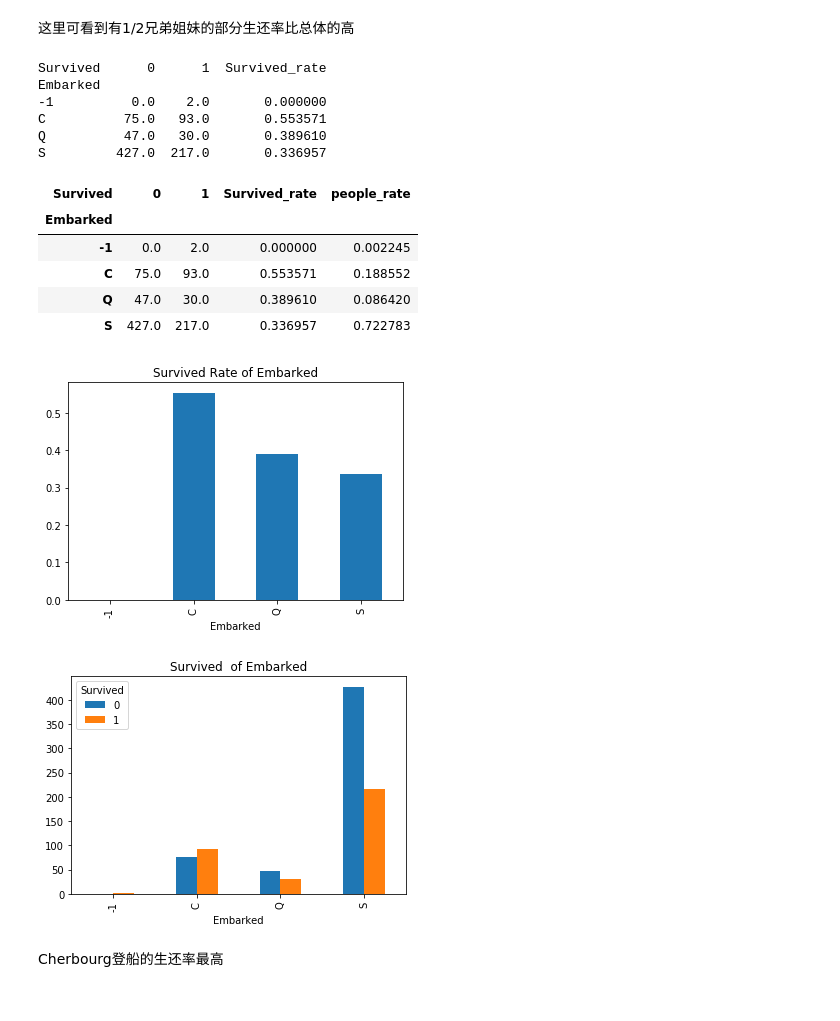
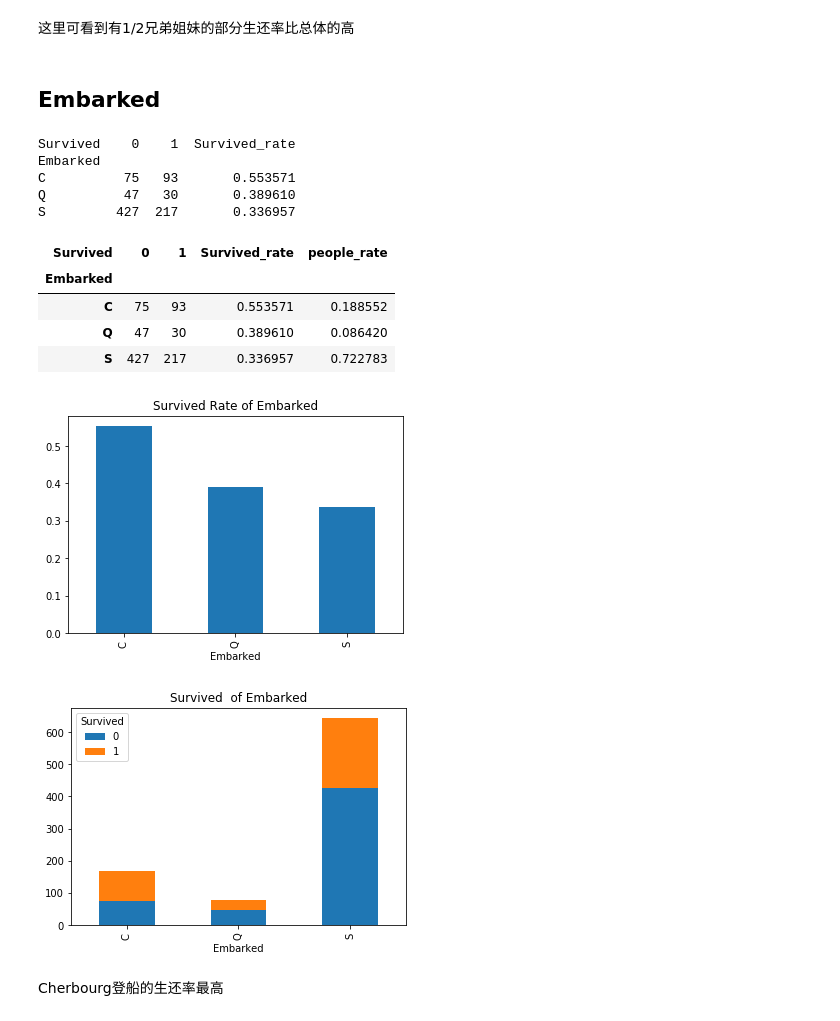
Before and after one commit to huangyaofu2/udatacity_data_exploration, a Jupyter notebook: data_exploration.ipynb, the cells around one changed output. Saved outputs shown, nothing was run; the diff lists cells and outputs as text; code cells hidden in the pictures.

```diff
--- a/data_exploration.ipynb
+++ b/data_exploration.ipynb
@@ -68,7 +79,12 @@ max      1.000000    3.000000   80.000000    8.000000    6.000000  512.329200
 # %%
-df=df.drop('Cabin' ,axis=1)
-df=df.fillna(-1)
-print df.info()
-print '==============================='
-df.head(10)
+# df=df.drop('Cabin' ,axis=1)
+# df=df.fillna(-1)
+embarked_df=df.loc[:,['Embarked','Survived']].dropna()
+avg_age=df.mean()['Age']
+print avg_age
+age_df=df.fillna(avg_age)
+print age_df.info()
+print '='*50
+print 'age_df:'
+age_df.head(10)
 # %% [output]
@@ -200,4 +197,0 @@ def survived_rate_by(df,col_name):
-# %%
-for i in discrete_cols:
-    df2=survived_rate_by(df,i)
-    df2.plot(kind='bar',title='survived/unsurvived num of %s' % (i,))
@@ -268,6 +254,11 @@ Pclass代表经济地位（1的经济地位最高）
 # %% [markdown]
 ### 计算各个离散变量对应的生还率
 # %%
+def survived_rate_by(df,col_name):
+    t=df.groupby(by=[col_name,'Survived']).sum()['extra_col']
+    df1=pd.DataFrame(t)
+    df2=df1.unstack()
+    return df2
 #获取生还率
 def get_Survived_rate(df,col_name):
     df2=pd.DataFrame(survived_rate_by(df,col_name))
@@ -275,11 +266,13 @@ def get_Survived_rate(df,col_name):
     df2['Survived_rate']=df2[1]/(df2[0]+df2[1])
     df2=df2.fillna(0)
     return df2
-def  showplot(df,col_name):
+def  showplot(df,col_name,kind='bar'):
     df2=get_Survived_rate(df,col_name)
     print df2
+    #生还率
     df2.Survived_rate.plot(kind='bar' ,title='Survived Rate of %s' % (col_name,))
-    df2.drop('Survived_rate',axis=1).plot(kind='bar' ,title='Survived  of %s' % (col_name,))
+    #改用堆叠图
+    df.groupby([col_name,'Survived'])['Survived'].count().unstack().plot(kind='bar',stacked='True',title='Survived  of %s' % (col_name,))
 
 #隔分类与总人数占比
 all_count=df.count()['Pclass']
@@ -366,23 +359,24 @@ SibSp
 # %% [markdown]
 这里可看到有1/2兄弟姐妹的部分生还率比总体的高
+# %% [markdown]
+## Embarked
 # %%
-showplot(df,'Embarked')
+embarked_df['extra_col']=1
+showplot(embarked_df,'Embarked')
 count_rate(get_Survived_rate(df,'Embarked'))
 # %% [output]
-Survived      0      1  Survived_rate
+Survived    0    1  Survived_rate
 Embarked
--1          0.0    2.0       0.000000
-C          75.0   93.0       0.553571
-Q          47.0   30.0       0.389610
-S         427.0  217.0       0.336957
+C          75   93       0.553571
+Q          47   30       0.389610
+S         427  217       0.336957
 | Survived | 0 | 1 | Survived_rate | people_rate |
 | Embarked |  |  |  |  |
-| -1 | 0.0 | 2.0 | 0.000000 | 0.002245 |
-| C | 75.0 | 93.0 | 0.553571 | 0.188552 |
-| Q | 47.0 | 30.0 | 0.389610 | 0.086420 |
-| S | 427.0 | 217.0 | 0.336957 | 0.722783 |
+| C | 75 | 93 | 0.553571 | 0.188552 |
+| Q | 47 | 30 | 0.389610 | 0.086420 |
+| S | 427 | 217 | 0.336957 | 0.722783 |
-[figure, old version]
+[figure, new version]
-[figure, old version]
+[figure, new version]
 # %% [markdown]
 Cherbourg登船的生还率最高
 # %% [markdown]
```
Also changed, not shown: parts of 43 cells of this notebook, 2 other files.
